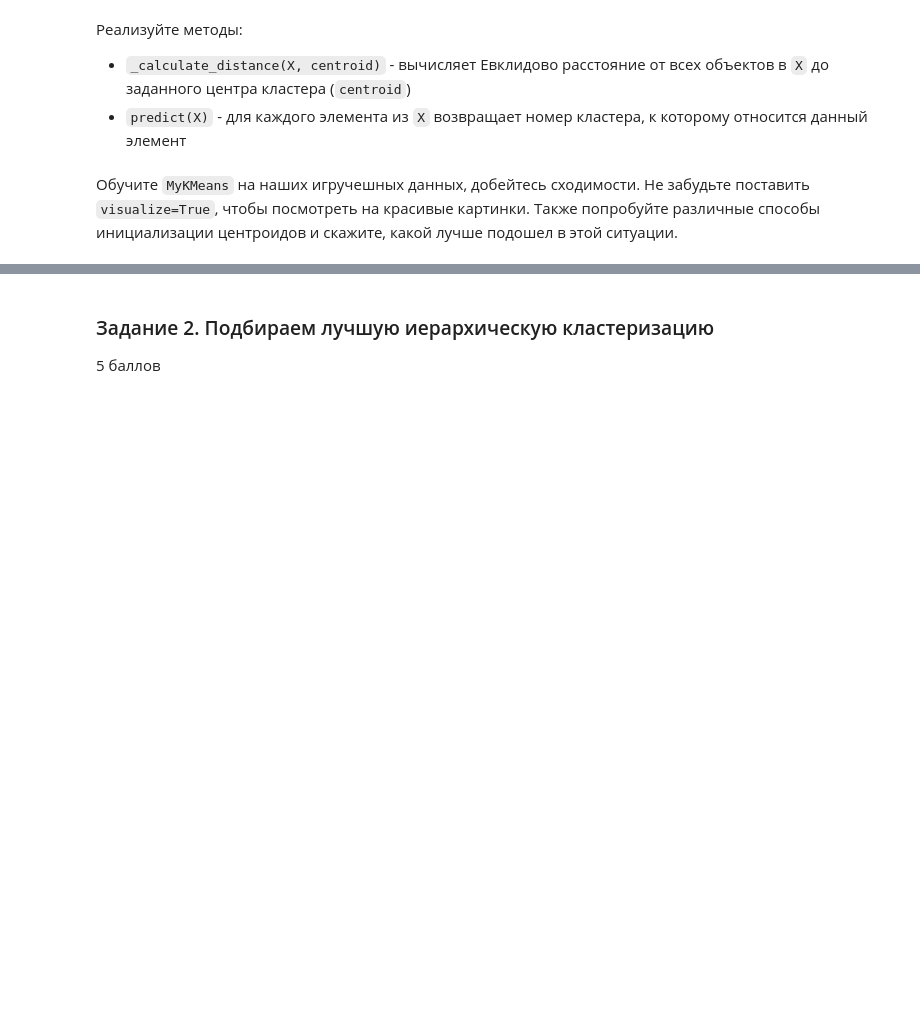
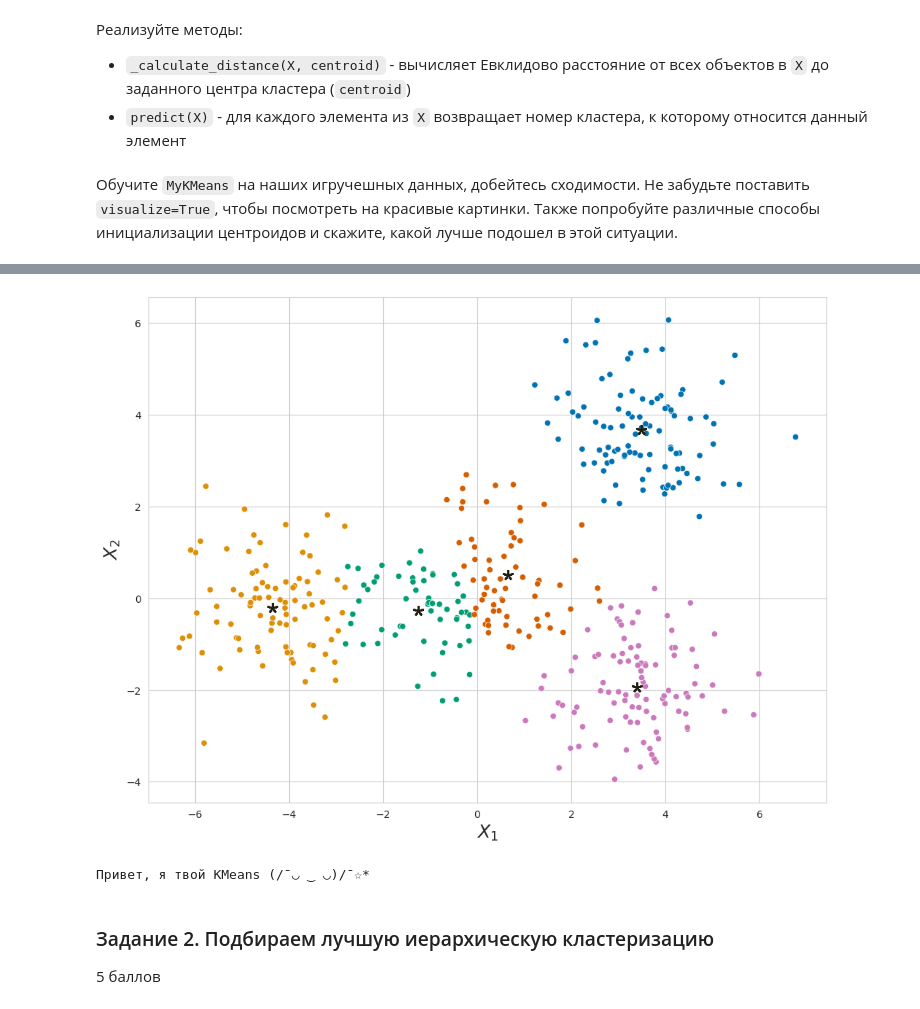
Before and after one commit to danon6868/BI-ml-2024, a Jupyter notebook: lecture_3_unsupervised_learning/homework/Cluster_tSNE.ipynb, the cells around one changed output, grey strips where cells are left out. Cells and saved outputs as stored; diff of their text form; code cells hidden in the pictures; blank space fills up the shorter version.

```diff
--- a/lecture_3_unsupervised_learning/homework/Cluster_tSNE.ipynb
+++ b/lecture_3_unsupervised_learning/homework/Cluster_tSNE.ipynb
@@ -177,3 +185,8 @@ class MyKMeans:
+# %%
+kmeans_random.fit(X)
+# %% [output]
+[figure, added]
+Привет, я твой KMeans (/¯◡ ‿ ◡)/¯☆*
 # %% [markdown]
 ### Задание 2. Подбираем лучшую иерархическую кластеризацию
 
```
Also changed, not shown: parts of 14 cells of this notebook.
